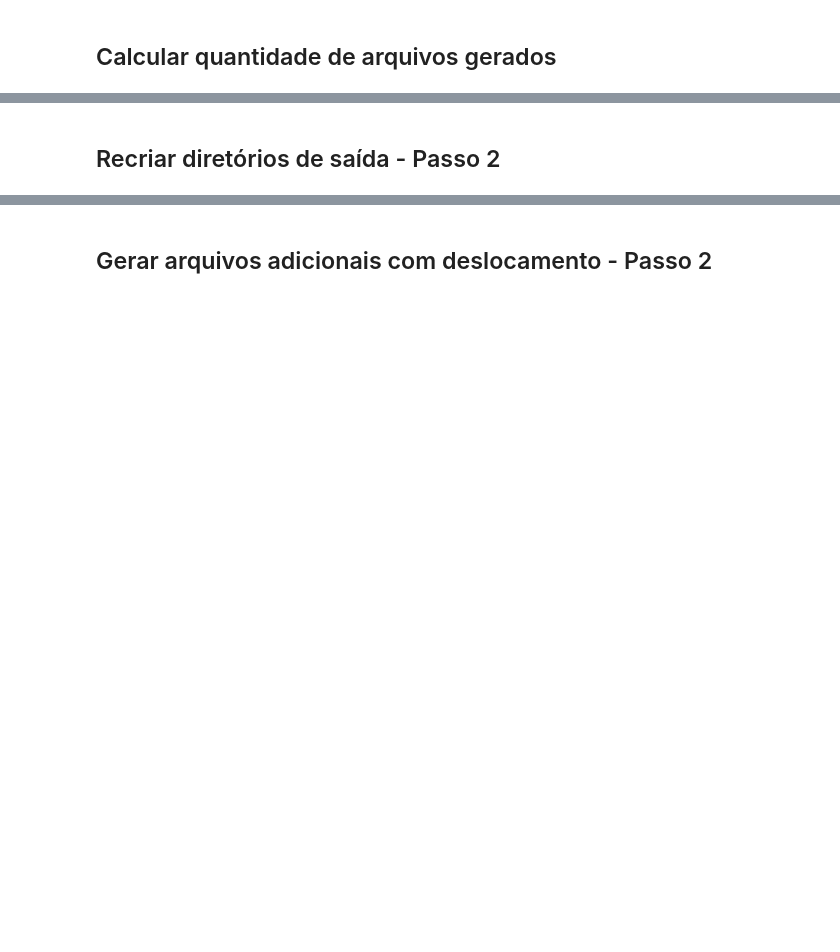
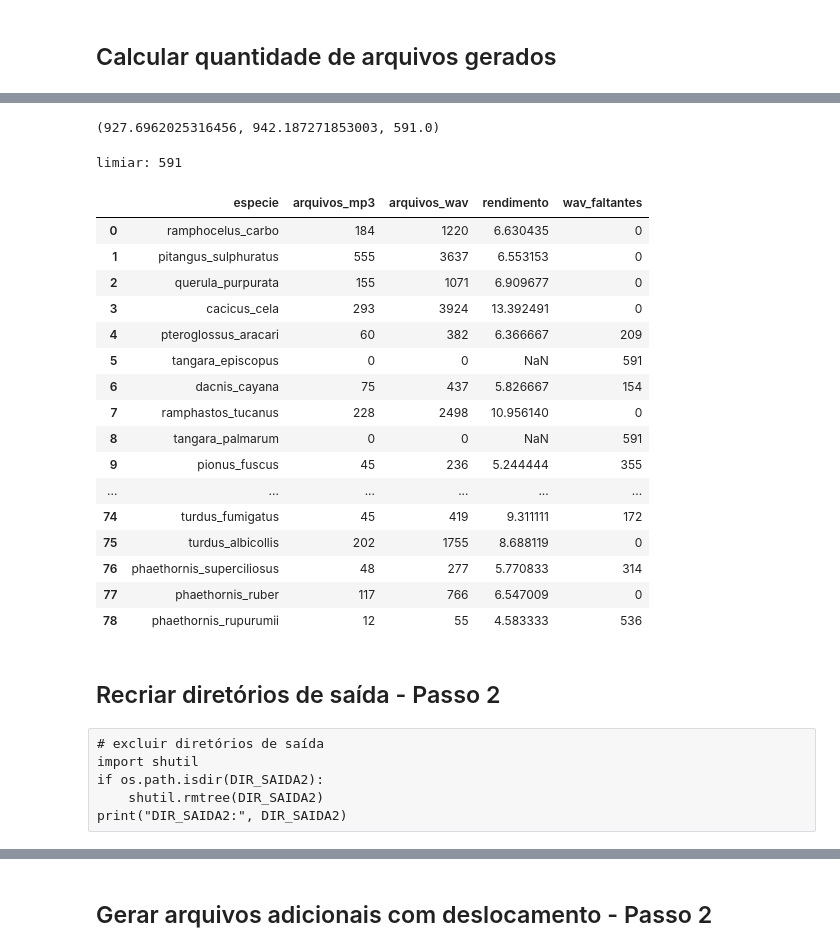
Before and after one commit to hjort/bird-reco, a Jupyter notebook: 21-preparar-massa-audio-wav.ipynb, the cells around one changed output, grey strips where cells are left out. Drawn from its saved outputs; the diff is of its cells as text; code cells hidden in the pictures; blank space fills up the shorter version.

Commit message:
códigos Python para automação do processamento dos arquivos

```diff
--- a/21-preparar-massa-audio-wav.ipynb
+++ b/21-preparar-massa-audio-wav.ipynb
@@ -111,12 +110,0 @@ wavbal5
-# %%
-# criar diretórios de saída
-
-if not os.path.isdir(DIR_SAIDA):
-    os.mkdir(DIR_SAIDA)
-print(DIR_SAIDA)
-
-for especie in especies:
-    dir_especie = os.path.join(DIR_SAIDA, especie)
-    if not os.path.isdir(dir_especie):
-        os.mkdir(dir_especie)
-    print(dir_especie)
@@ -219,8 +194,11 @@ for especie in especies:
 #arquivos
 # %%
 df['arquivos_wav'] = arquivos
-maior_qtde = max(df['arquivos_wav'])
-df['diferenca'] = maior_qtde - df['arquivos_wav']
-df['multiplicacao'] = df[['diferenca', 'arquivos_mp3']].apply(
-    lambda x: np.round(x[0] / x[1], 0), axis=1)
+#maior_qtde = max(df['arquivos_wav'])
+#df['diferenca'] = maior_qtde - df['arquivos_wav']
+#df['multiplicacao'] = df[['diferenca', 'arquivos_mp3']].apply(
+#    lambda x: np.round(x[0] / x[1], 0), axis=1)
+df['rendimento'] = df['arquivos_wav'] / df['arquivos_mp3']
+#df['mp3_necessarios'] = df['diferenca'] / df['rendimento']
+#df['variacoes_mp3'] = df['mp3_necessarios'] / df['arquivos_mp3']
 df.sort_values('especie')
@@ -227,2 +222,0 @@ df.sort_values('especie')
-# %% [markdown]
-## Recriar diretórios de saída - Passo 2
@@ -245,0 +223,37 @@ for especie in especies:
+# %%
+df['arquivos_wav'].mean(), df['arquivos_wav'].std(), df['arquivos_wav'].median()
+# %% [output]
+(927.6962025316456, 942.187271853003, 591.0)
+# %%
+limiar = round(df['arquivos_wav'].median())
+print("limiar:", limiar)
+
+df['wav_faltantes'] = df['arquivos_wav'].apply(lambda x: limiar - x if limiar > x else 0)
+df
+# %% [output]
+limiar: 591
+|  | especie | arquivos_mp3 | arquivos_wav | rendimento | wav_faltantes |
+| 0 | ramphocelus_carbo | 184 | 1220 | 6.630435 | 0 |
+| 1 | pitangus_sulphuratus | 555 | 3637 | 6.553153 | 0 |
+| 2 | querula_purpurata | 155 | 1071 | 6.909677 | 0 |
+| 3 | cacicus_cela | 293 | 3924 | 13.392491 | 0 |
+| 4 | pteroglossus_aracari | 60 | 382 | 6.366667 | 209 |
+| 5 | tangara_episcopus | 0 | 0 | NaN | 591 |
+| 6 | dacnis_cayana | 75 | 437 | 5.826667 | 154 |
+| 7 | ramphastos_tucanus | 228 | 2498 | 10.956140 | 0 |
+| 8 | tangara_palmarum | 0 | 0 | NaN | 591 |
+| 9 | pionus_fuscus | 45 | 236 | 5.244444 | 355 |
+| ... | ... | ... | ... | ... | ... |
+| 74 | turdus_fumigatus | 45 | 419 | 9.311111 | 172 |
+| 75 | turdus_albicollis | 202 | 1755 | 8.688119 | 0 |
+| 76 | phaethornis_superciliosus | 48 | 277 | 5.770833 | 314 |
+| 77 | phaethornis_ruber | 117 | 766 | 6.547009 | 0 |
+| 78 | phaethornis_rupurumii | 12 | 55 | 4.583333 | 536 |
+# %% [markdown]
+## Recriar diretórios de saída - Passo 2
+# %% [raw]
+# excluir diretórios de saída
+import shutil
+if os.path.isdir(DIR_SAIDA2):
+    shutil.rmtree(DIR_SAIDA2)
+print("DIR_SAIDA2:", DIR_SAIDA2)
```
Also changed, not shown: parts of 18 cells of this notebook, 5 other files.
